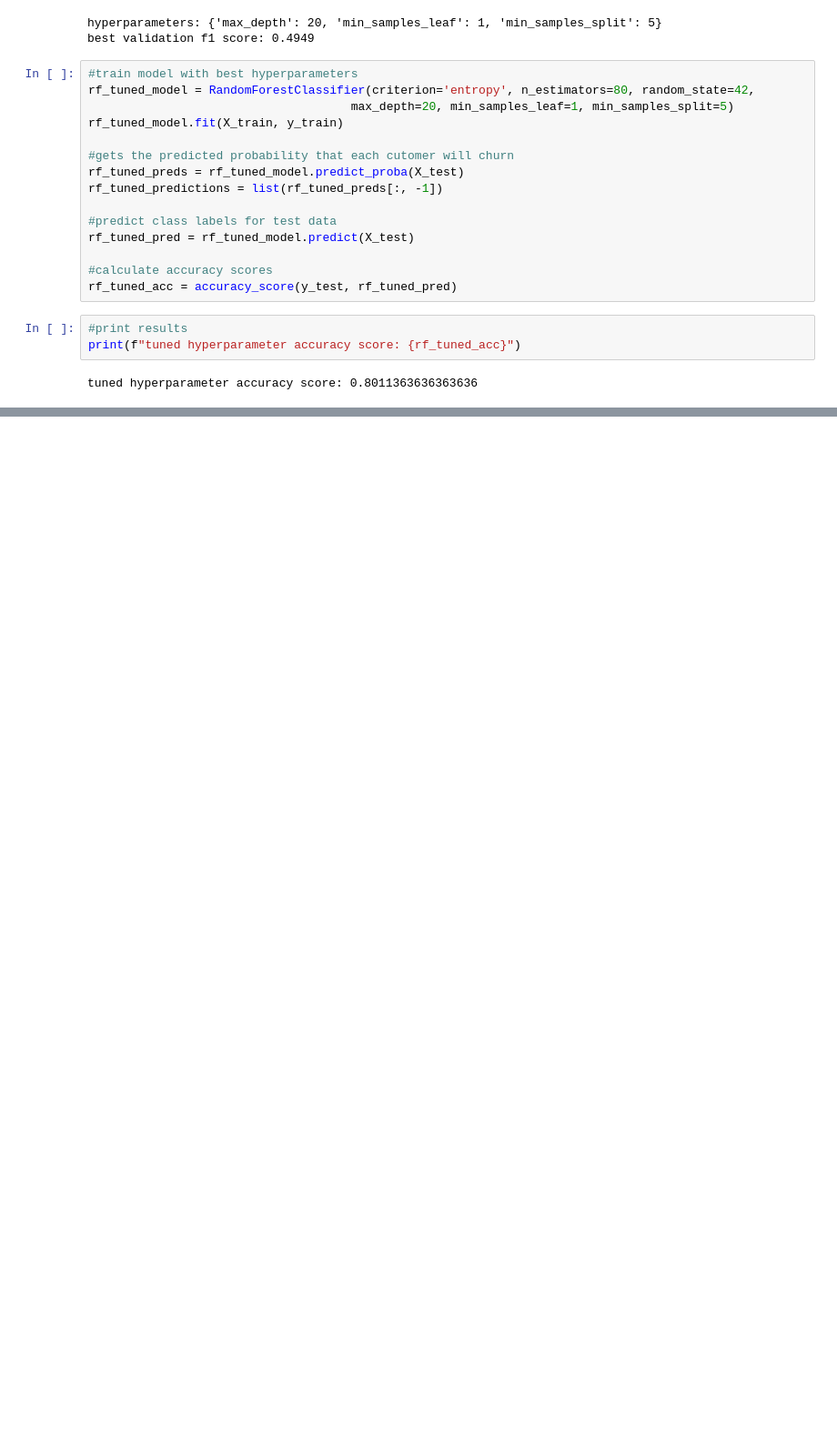
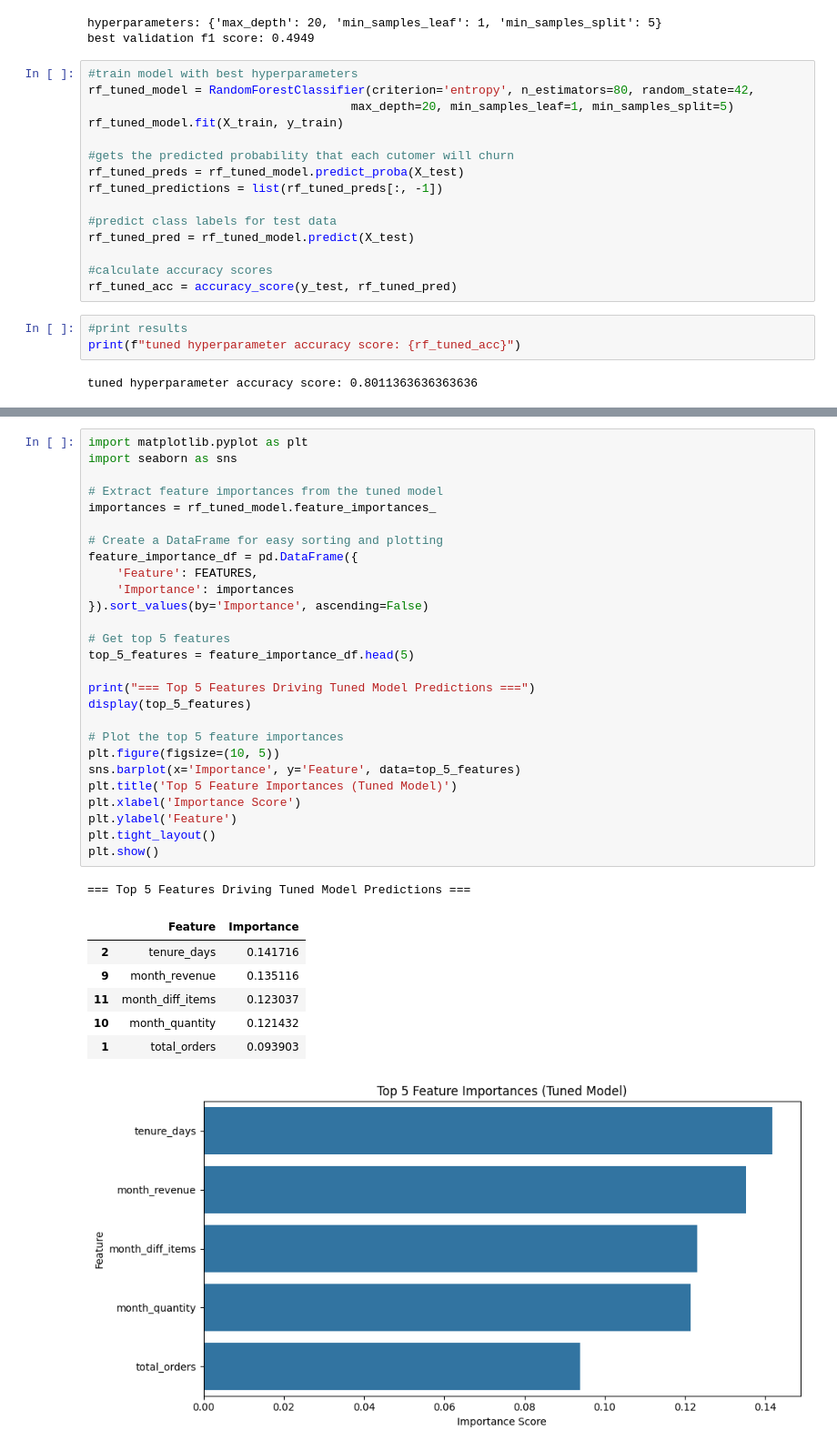
Before and after one commit to Break-Through-Tech/Amazon-1A-discovering-customer-lifecycle-states-and-behavioral-drift-for-early-churn-detection, a Jupyter notebook: notebooks/random_forest.ipynb, the cells around one changed output, grey strips where cells are left out. Shown at 91% size. Saved outputs shown, nothing was run; the diff lists cells and outputs as text; blank space fills up the shorter version.

```diff
--- a/notebooks/random_forest.ipynb
+++ b/notebooks/random_forest.ipynb
@@ -124,0 +272,36 @@ tuned hyperparameter accuracy score: 0.8011363636363636
+# %%
+import matplotlib.pyplot as plt
+import seaborn as sns
+
+# Extract feature importances from the tuned model
+importances = rf_tuned_model.feature_importances_
+
+# Create a DataFrame for easy sorting and plotting
+feature_importance_df = pd.DataFrame({
+    'Feature': FEATURES,
+    'Importance': importances
+}).sort_values(by='Importance', ascending=False)
+
+# Get top 5 features
+top_5_features = feature_importance_df.head(5)
+
+print("=== Top 5 Features Driving Tuned Model Predictions ===")
+display(top_5_features)
+
+# Plot the top 5 feature importances
+plt.figure(figsize=(10, 5))
+sns.barplot(x='Importance', y='Feature', data=top_5_features)
+plt.title('Top 5 Feature Importances (Tuned Model)')
+plt.xlabel('Importance Score')
+plt.ylabel('Feature')
+plt.tight_layout()
+plt.show()
+# %% [output]
+=== Top 5 Features Driving Tuned Model Predictions ===
+|  | Feature | Importance |
+| 2 | tenure_days | 0.141716 |
+| 9 | month_revenue | 0.135116 |
+| 11 | month_diff_items | 0.123037 |
+| 10 | month_quantity | 0.121432 |
+| 1 | total_orders | 0.093903 |
+[figure, added]
```
Also changed, not shown: parts of 6 cells of this notebook, 2 other files.
